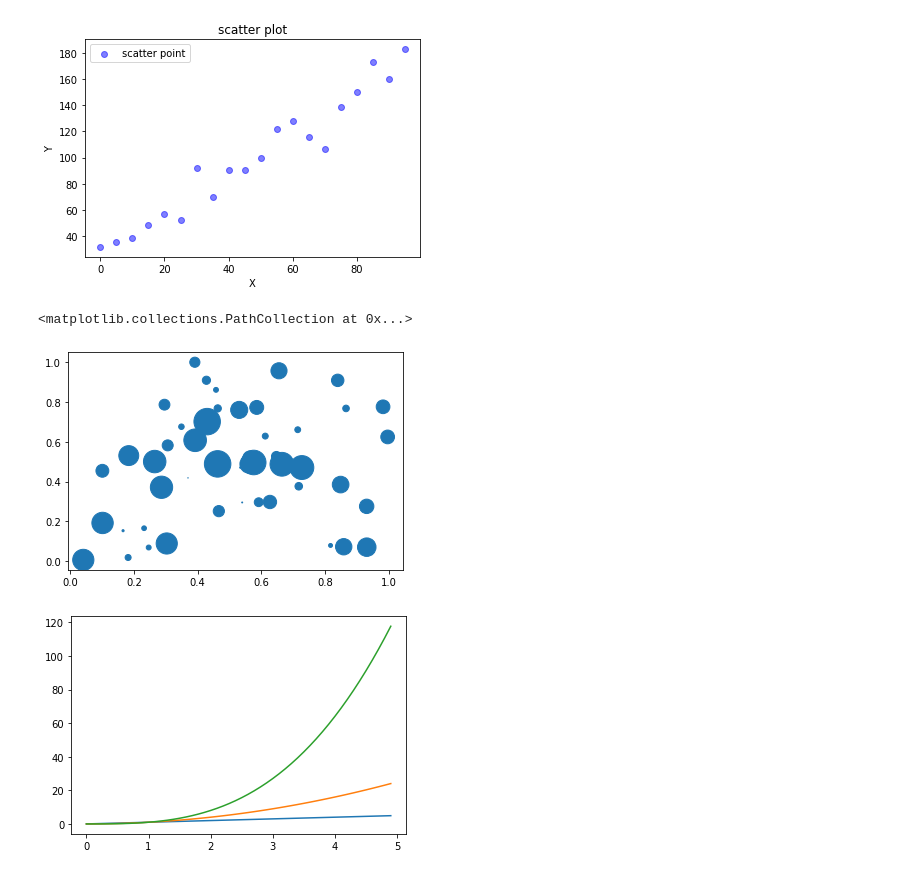
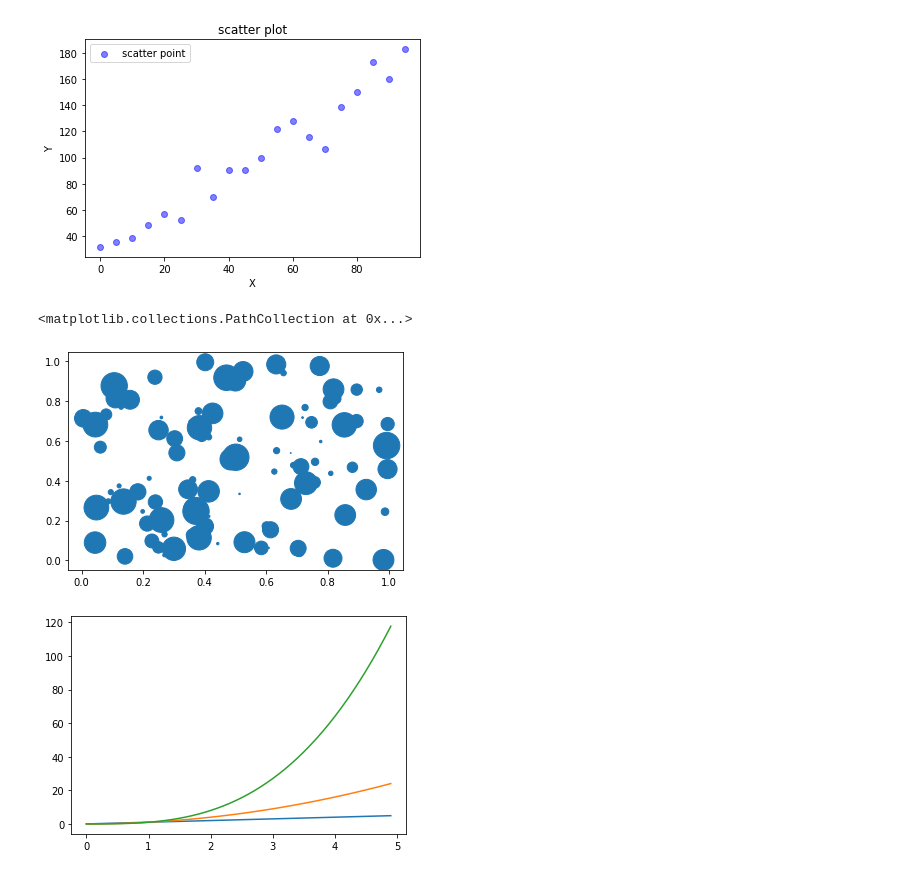
Before and after one commit to louischoi0/intermediate_python, a Jupyter notebook: 4강/실습자료/4_1.ipynb, the cells around one changed output. Drawn from its saved outputs; the diff is of its cells as text; code cells hidden in the pictures.

```diff
--- a/4강/실습자료/4_1.ipynb
+++ b/4강/실습자료/4_1.ipynb
@@ -79,19 +79,19 @@ plt.show()
 # %%
 import numpy as np
 import matplotlib.pyplot as plt
 
 # random을 이용해
 
-N = 50
+N = 100
 x=np.random.rand(N)
 y=np.random.rand(N)
 
 area = np.pi*(15*np.random.rand(N))**2
 
 plt.scatter(x,y,s=area)
 # %% [output]
 <matplotlib.collections.PathCollection at 0x...>
-[figure, old version]
+[figure, new version]
 # %%
 import numpy as np
 
```
Also changed, not shown: 11 other files.
